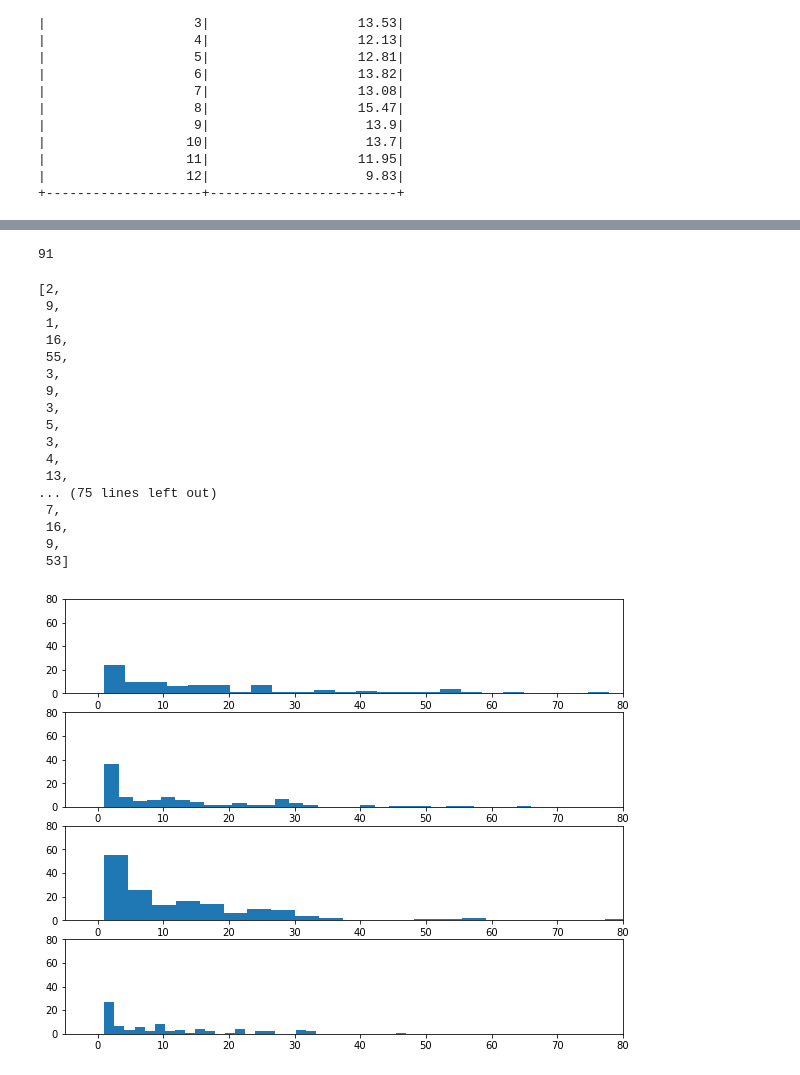
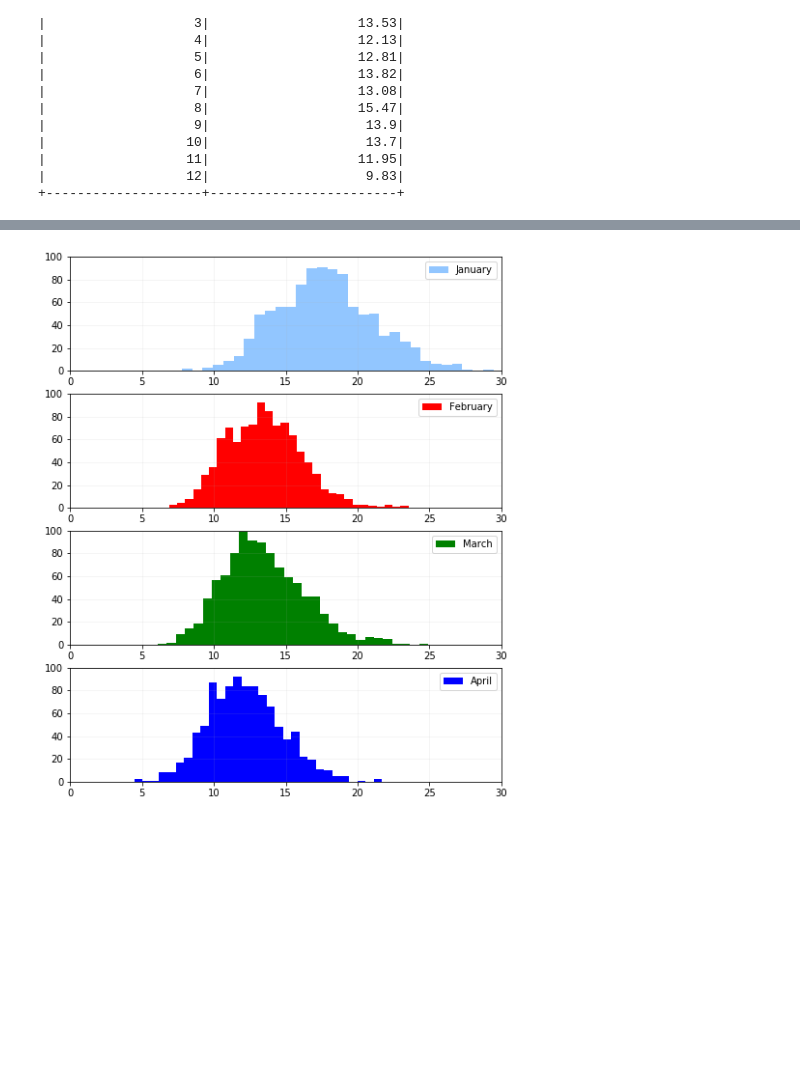
Before and after one commit to virsagothethird/UK-Top-100-Songs, a Jupyter notebook: uk100-Copy2.ipynb, the cells around one changed output, grey strips where cells are left out. Cells and saved outputs as stored; diff of their text form; code cells hidden in the pictures; blank space fills up the shorter version.

```diff
--- a/uk100-Copy2.ipynb
+++ b/uk100-Copy2.ipynb
@@ -1047,10 +909,0 @@ avg_lifespan_3 = avg_lifespan_per_month_3.rdd.map(lambda row: row.avg_lifespan).
-# %%
-fig, ax = plt.subplots(figsize=(12,6))
-
-ax.barh(months, avg_lifespan_3, height=0.5)
-ax.invert_yaxis()
-for i, v in enumerate(avg_lifespan_3):
-    ax.text(v + 0.25, i + .1, str(v), color='blue')
-ax.axvline(13.43, linestyle="--")
-ax.set_xlim(0,19)
-ax.set_title('Average Lifespan (Without songs released in 2019)')
@@ -1069,9 +909,0 @@ avg_lifespan_4 = avg_lifespan_per_month_4.rdd.map(lambda row: row.avg_lifespan).
-# %%
-fig, ax = plt.subplots(figsize=(12,6))
-
-ax.barh(months, avg_lifespan_4, height=0.5)
-ax.invert_yaxis()
-for i, v in enumerate(avg_lifespan_4):
-    ax.text(v + 0.25, i + .1, str(v), color='blue')
-ax.set_xlim(0,19)
-ax.set_title('Average Lifespan (Without songs released in 2018)')
@@ -1090,9 +909,0 @@ avg_lifespan_5 = avg_lifespan_per_month_5.rdd.map(lambda row: row.avg_lifespan).
-# %%
-fig, ax = plt.subplots(figsize=(12,6))
-
-ax.barh(months, avg_lifespan_5, height=0.5)
-ax.invert_yaxis()
-for i, v in enumerate(avg_lifespan_5):
-    ax.text(v + 0.25, i + .1, str(v), color='blue')
-ax.set_xlim(0,19)
-ax.set_title('Average Lifespan (Without songs released in 2017)')
@@ -1157,7 +926,3 @@ not_jan = samp_exclude_month(1)
-# %%
-len(jan)
-# %% [output]
-91
 # %%
 jan = samp(1)
 not_jan = samp_exclude_month(1)
@@ -1183,35 +948,17 @@ nov = samp(11)
 not_nov = samp_exclude_month(11)
 dec = samp(12)
 not_dec = samp_exclude_month(12)
-# %%
-jan
-# %% [output]
-[2,
- 9,
- 1,
- 16,
- 55,
- 3,
- 9,
- 3,
- 5,
- 3,
- 4,
- 13,
-... (75 lines left out)
- 7,
- 16,
- 9,
- 53]
 # %%
-fig, axes= plt.subplots(4, figsize=(10,8))
+fig, axes= plt.subplots(4, figsize=(8,10))
 
-axes[0].hist(jan, bins=30)
-axes[1].hist(feb, bins=30)
-axes[2].hist(mar, bins=30)
-axes[3].hist(dec, bins=30)
+axes[0].hist(jan, bins=30, label="January")
+axes[1].hist(feb, bins=30, color="r", label="February")
+axes[2].hist(mar, bins=30, color="g", label="March")
+axes[3].hist(apr, bins=30, color="b", label="April")
 for i in range(4):
-    axes[i].set_ylim(0,80)
-    axes[i].set_xlim(-5, 80)
+    axes[i].set_ylim(0,100)
+    axes[i].set_xlim(0, 30)
+    axes[i].grid(alpha=0.15)
+    axes[i].legend()
 # %% [output]
-[figure, old version]
+[figure, new version]
```
Also changed, not shown: parts of 46 cells of this notebook, 5 other files.
